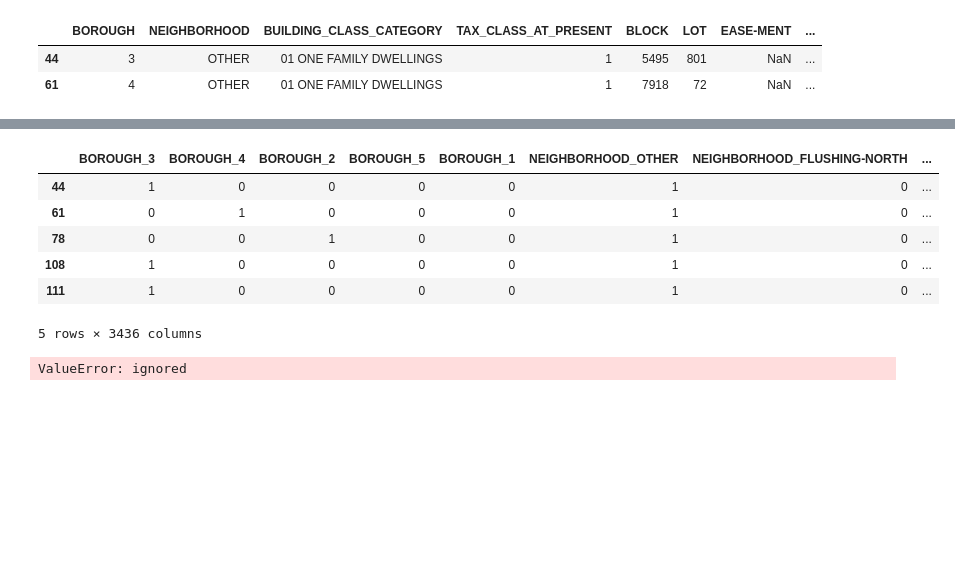
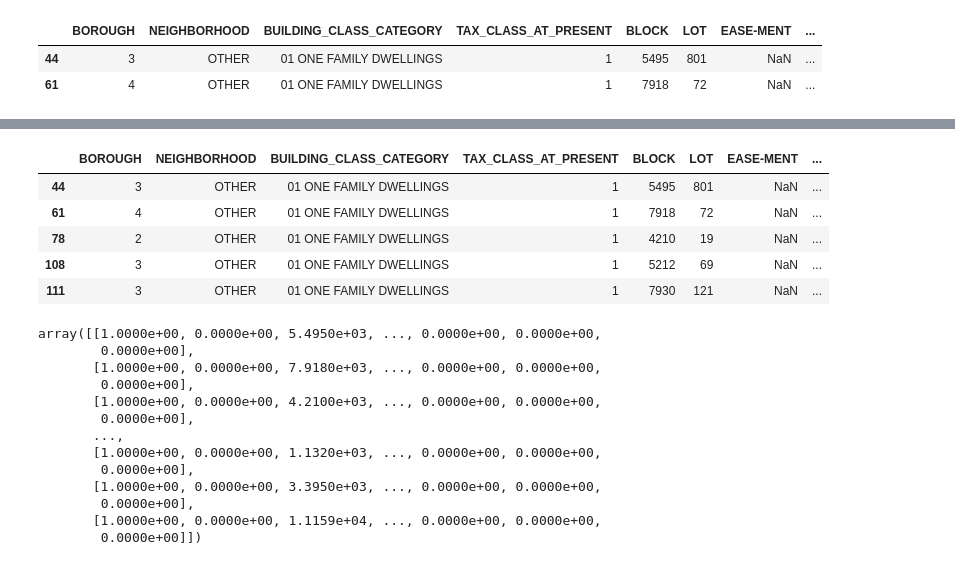
Before and after one commit to oferbaharav/DS-Unit-2-Linear-Models, a Jupyter notebook: module3-ridge-regression/Copy_of_assignment_regression_classification_3.ipynb, the cells around one changed output, grey strips where cells are left out. Cells and saved outputs as stored; diff of their text form; code cells hidden in the pictures; blank space fills up the shorter version.

```diff
--- a/module3-ridge-regression/Copy_of_assignment_regression_classification_3.ipynb
+++ b/module3-ridge-regression/Copy_of_assignment_regression_classification_3.ipynb
@@ -154,6 +108,6 @@ df.head(2)
 # %%
-df1 = df[(df['BUILDING_CLASS_CATEGORY'] == '01 ONE FAMILY DWELLINGS') & (df['SALE_PRICE'] > 100000) & (df['SALE_PRICE'] < 2000000)]
-df1.head(2)
+df_subset = df[(df['BUILDING_CLASS_CATEGORY'] == '01 ONE FAMILY DWELLINGS') & (df['SALE_PRICE'] > 100000) & (df['SALE_PRICE'] < 2000000)]
+df_subset.head(2)
 # %% [output]
 |  | BOROUGH | NEIGHBORHOOD | BUILDING_CLASS_CATEGORY | TAX_CLASS_AT_PRESENT | BLOCK | LOT | EASE-MENT | ... |
 | 44 | 3 | OTHER | 01 ONE FAMILY DWELLINGS | 1 | 5495 | 801 | NaN | ... |
@@ -178,10 +128,10 @@ import seaborn as sns
 import matplotlib.pyplot as plt
 sns.set()
 
-df['SALE_DATE'] = pd.to_datetime(df['SALE_DATE'], infer_datetime_format=True)
+df_subset['SALE_DATE'] = pd.to_datetime(df_subset['SALE_DATE'], infer_datetime_format=True)
 cutoff = pd.to_datetime('04/01/2019')
-train = df1[df1.SALE_DATE < cutoff]
-test = df1[df1.SALE_DATE >= cutoff]
+train = df_subset[df_subset.SALE_DATE < cutoff]
+test = df_subset[df_subset.SALE_DATE >= cutoff]
 print(train.shape, test.shape)
-AX = sns.distplot(df['SALE_PRICE'])
+AX = sns.distplot(df_subset['SALE_PRICE'])
 # %% [output]
@@ -203,10 +158,13 @@ train.select_dtypes(exclude='number').describe().T
 | SALE_DATE | 2507 | 68 | 2019-01-31 00:00:00 | 78 | 2019-01-01 | 2019-03-30 |
 # %%
 target = 'SALE_PRICE'
-high_cardinality = ['ADDRESS', 'APARTMENT_NUMBER', 'LAND_SQUARE_FEET']
+#SALE_DATE not categorical, but need to mask it due to datetime which is a
+#datatype the mnodel below in kfeatures selections cannot read
+high_cardinality = ['ADDRESS', 'APARTMENT_NUMBER', 'LAND_SQUARE_FEET', 'SALE_DATE', 'EASE-MENT', 'BOROUGH',
+'NEIGHBORHOOD', 'BUILDING_CLASS_AT_PRESENT']
 features = train.columns.drop([target] + high_cardinality)
-
-x_train = train[features]
+#X is input y is output
+X_train = train[features]
 y_train = train[target]
-x_test = test[features]
+X_test = test[features]
 y_test = test[target]
@@ -243,23 +185,37 @@ Requirement already satisfied: six in /usr/local/lib/python3.6/dist-packages (fr
 # %%
 #do one hot encoding of categorical features
 import category_encoders as ce
 encoder = ce.OneHotEncoder(use_cat_names=True)
-train = encoder.fit_transform(train)
-test = encoder.transform(test)
+X_train = encoder.fit_transform(X_train)
+X_test = encoder.transform(X_test)
 train.head()
 # %% [output]
-|  | BOROUGH_3 | BOROUGH_4 | BOROUGH_2 | BOROUGH_5 | BOROUGH_1 | NEIGHBORHOOD_OTHER | NEIGHBORHOOD_FLUSHING-NORTH | ... |
-| 44 | 1 | 0 | 0 | 0 | 0 | 1 | 0 | ... |
-| 61 | 0 | 1 | 0 | 0 | 0 | 1 | 0 | ... |
-| 78 | 0 | 0 | 1 | 0 | 0 | 1 | 0 | ... |
-| 108 | 1 | 0 | 0 | 0 | 0 | 1 | 0 | ... |
-| 111 | 1 | 0 | 0 | 0 | 0 | 1 | 0 | ... |
+|  | BOROUGH | NEIGHBORHOOD | BUILDING_CLASS_CATEGORY | TAX_CLASS_AT_PRESENT | BLOCK | LOT | EASE-MENT | ... |
+| 44 | 3 | OTHER | 01 ONE FAMILY DWELLINGS | 1 | 5495 | 801 | NaN | ... |
+| 61 | 4 | OTHER | 01 ONE FAMILY DWELLINGS | 1 | 7918 | 72 | NaN | ... |
+| 78 | 2 | OTHER | 01 ONE FAMILY DWELLINGS | 1 | 4210 | 19 | NaN | ... |
+| 108 | 3 | OTHER | 01 ONE FAMILY DWELLINGS | 1 | 5212 | 69 | NaN | ... |
+| 111 | 3 | OTHER | 01 ONE FAMILY DWELLINGS | 1 | 7930 | 121 | NaN | ... |
-5 rows × 3436 columns
 # %%
 #feature selection, picking the top 15
 from sklearn.feature_selection import f_regression, SelectKBest
 selector = SelectKBest(score_func = f_regression, k=15)
-x_train_selected = selector.fit_transform(x_train, y_train)
-x_test_selected = selector.transform(x_test)
+x_train_selected = selector.fit_transform(X_train, y_train)
+x_test_selected = selector.transform(X_test)
-# %% [output]
-ValueError: ignored
+# %%
+#check what x_train_selected returns
+x_train_selected
+# %% [output]
+array([[1.0000e+00, 0.0000e+00, 5.4950e+03, ..., 0.0000e+00, 0.0000e+00,
+        0.0000e+00],
+       [1.0000e+00, 0.0000e+00, 7.9180e+03, ..., 0.0000e+00, 0.0000e+00,
+        0.0000e+00],
+       [1.0000e+00, 0.0000e+00, 4.2100e+03, ..., 0.0000e+00, 0.0000e+00,
+        0.0000e+00],
+       ...,
+       [1.0000e+00, 0.0000e+00, 1.1320e+03, ..., 0.0000e+00, 0.0000e+00,
+        0.0000e+00],
+       [1.0000e+00, 0.0000e+00, 3.3950e+03, ..., 0.0000e+00, 0.0000e+00,
+        0.0000e+00],
+       [1.0000e+00, 0.0000e+00, 1.1159e+04, ..., 0.0000e+00, 0.0000e+00,
+        0.0000e+00]])
```
Also changed, not shown: parts of 21 cells of this notebook.
